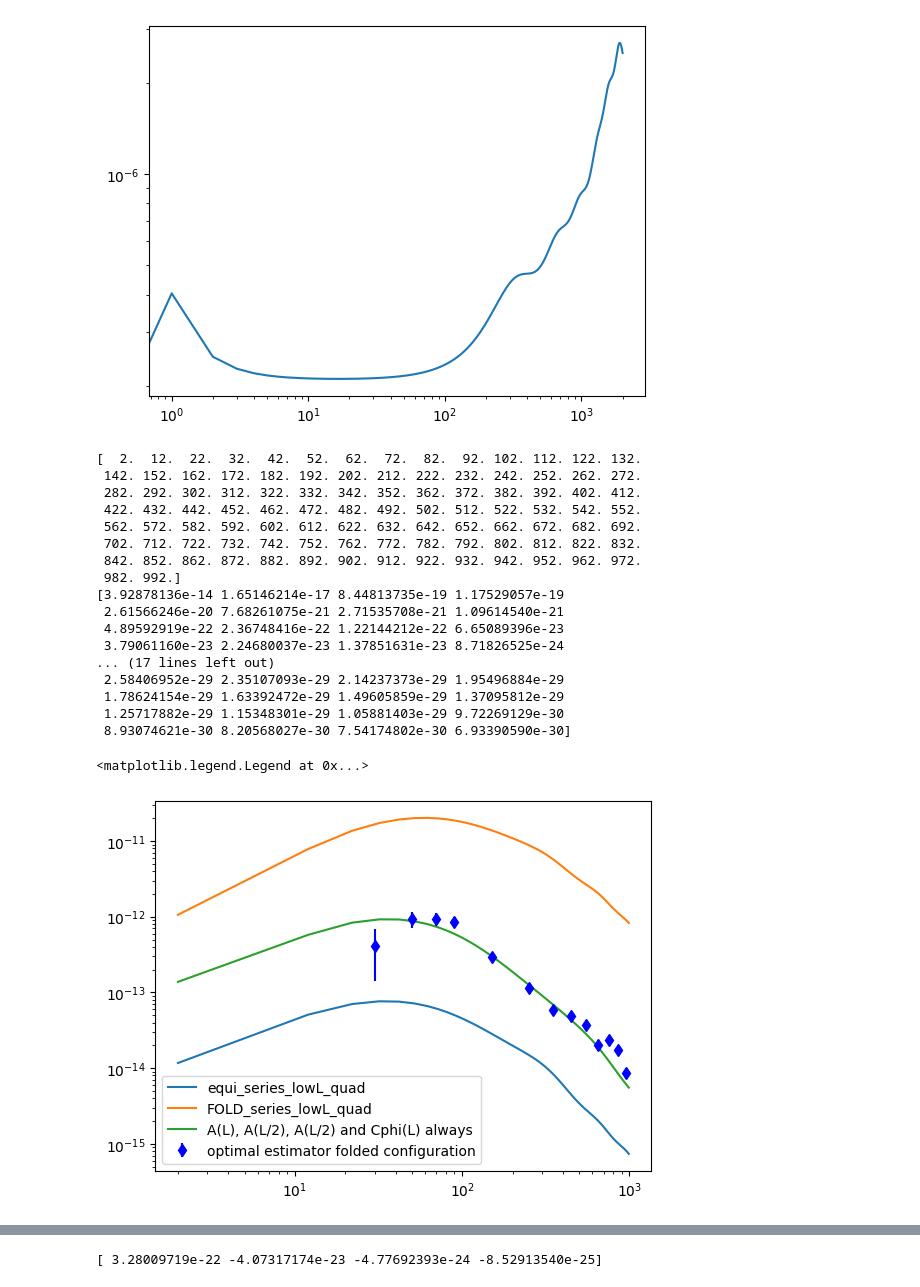
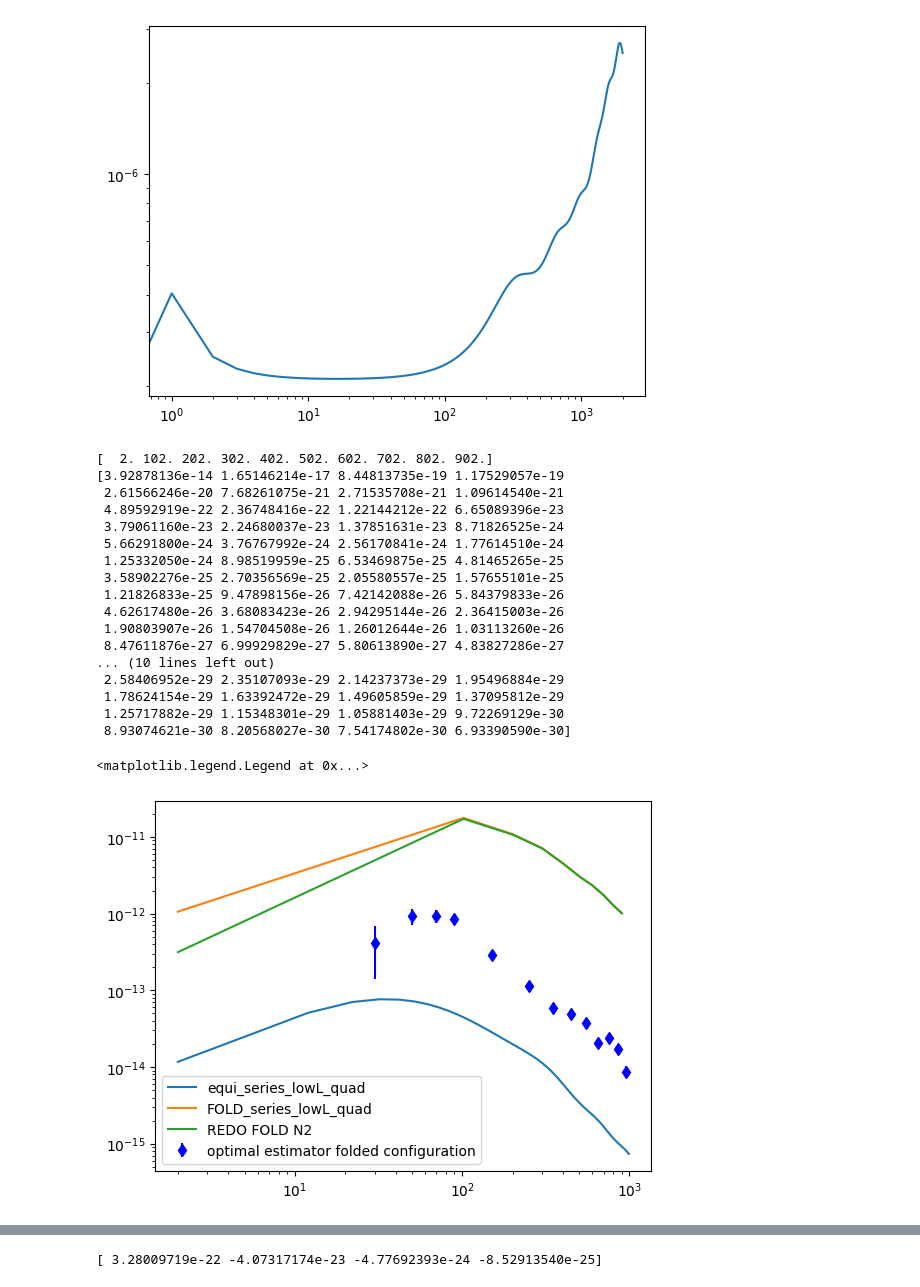
Before and after one commit to aleksandrbowkis/bispec_opt_est, a Jupyter notebook: N2_numerical/N2_tests.ipynb, the cells around one changed output, grey strips where cells are left out. Cells and saved outputs as stored; diff of their text form; code cells hidden in the pictures.

```diff
--- a/N2_numerical/N2_tests.ipynb
+++ b/N2_numerical/N2_tests.ipynb
@@ -132,48 +132,44 @@ plt.loglog(L_norm, Lfac_norm*norm_phi)
 # %%
 """ Now test folded series expansion N2 """
 
 ### Notes - shape driven almost totally by setting A1,2,3. Setting A(L/2) twice and A(L) then leaving Clphis as C(L) gives pretty much bang on. Why wouldn't the clphi"s L change though?
 ### Changing to any Clphi(L/2) makes it too large (even just one of the two)
 
-LensingL_fold, quad_fold = np.loadtxt('quad_fold.txt')
-LensingL_fold, direct_fold = np.loadtxt('direct_fold.txt')
+L_redo, N2_redo = np.loadtxt('n2_bias_results.txt')
+LensingL_fold, N2_fold = np.loadtxt('N2_fold.txt')
+#LensingL_fold, direct_fold = np.loadtxt('direct_fold.txt')
 L_samenorm, fold_samenorm = np.loadtxt('same_norm_quad_fold.txt')
 print(LensingL_fold)
 print(quad_fold)
 
 L_As_same, fold_As_same = np.loadtxt('allAs_same_norm_quad_fold.txt')
 L_opt_fold, opt_est_fold, err_fold = np.loadtxt('folded_opt_est.txt')
 plt.loglog(LensingL, 1/8*(LensingL*(LensingL+1))**3 * testquad, label='equi_series_lowL_quad')
-#plt.loglog(L_samenorm, 1/8*(L_samenorm*(L_samenorm+1))**3* fold_samenorm, label = 'same norm')
 plt.errorbar(L_opt_fold, -1*opt_est_fold, yerr = err_fold, fmt='bd', label = 'optimal estimator folded configuration')
-plt.loglog(LensingL_fold, 1/8*(LensingL_fold*(LensingL_fold+1))**3*quad_fold, label='FOLD_series_lowL_quad')
-plt.loglog(L_As_same, 1/8*(L_As_same*(L_As_same+1))**3*fold_As_same, label = 'A(L), A(L/2), A(L/2) and Cphi(L) always')
-#plt.loglog(LensingL_fold, 1/8*(LensingL_fold*(LensingL_fold+1))**3*direct_fold, ls = '--', label='FOLD_series_lowL_direct')
-#plt.loglog(LensingL_fold_2000_nonoise, -1*testquad_fold_2000_nonoise, ls = '--',label='series_lowL_quad')
-#plt.loglog(LensingL, -1*testdirect, ls = '--', label='series_lowL_directsum')
-#plt.loglog(LensingL, minusincorrect_testquad, label='minusincorrect_series_lowL_quad')
-#plt.xlim(1,200)
+plt.loglog(LensingL_fold, -1/8*(LensingL_fold*(LensingL_fold+1))**3*N2_fold, label='FOLD_series_lowL_quad')
+plt.loglog(L_redo, -1/8*(L_redo*(L_redo+1))**3*N2_redo, label='REDO FOLD N2')
+
 plt.legend()
 # %% [output]
-[  2.  12.  22.  32.  42.  52.  62.  72.  82.  92. 102. 112. 122. 132.
- 142. 152. 162. 172. 182. 192. 202. 212. 222. 232. 242. 252. 262. 272.
- 282. 292. 302. 312. 322. 332. 342. 352. 362. 372. 382. 392. 402. 412.
- 422. 432. 442. 452. 462. 472. 482. 492. 502. 512. 522. 532. 542. 552.
- 562. 572. 582. 592. 602. 612. 622. 632. 642. 652. 662. 672. 682. 692.
- 702. 712. 722. 732. 742. 752. 762. 772. 782. 792. 802. 812. 822. 832.
- 842. 852. 862. 872. 882. 892. 902. 912. 922. 932. 942. 952. 962. 972.
- 982. 992.]
+[  2. 102. 202. 302. 402. 502. 602. 702. 802. 902.]
 [3.92878136e-14 1.65146214e-17 8.44813735e-19 1.17529057e-19
  2.61566246e-20 7.68261075e-21 2.71535708e-21 1.09614540e-21
  4.89592919e-22 2.36748416e-22 1.22144212e-22 6.65089396e-23
  3.79061160e-23 2.24680037e-23 1.37851631e-23 8.71826525e-24
-... (17 lines left out)
+ 5.66291800e-24 3.76767992e-24 2.56170841e-24 1.77614510e-24
+ 1.25332050e-24 8.98519959e-25 6.53469875e-25 4.81465265e-25
+ 3.58902276e-25 2.70356569e-25 2.05580557e-25 1.57655101e-25
+ 1.21826833e-25 9.47898156e-26 7.42142088e-26 5.84379833e-26
+ 4.62617480e-26 3.68083423e-26 2.94295144e-26 2.36415003e-26
+ 1.90803907e-26 1.54704508e-26 1.26012644e-26 1.03113260e-26
+ 8.47611876e-27 6.99929829e-27 5.80613890e-27 4.83827286e-27
+... (10 lines left out)
  2.58406952e-29 2.35107093e-29 2.14237373e-29 1.95496884e-29
  1.78624154e-29 1.63392472e-29 1.49605859e-29 1.37095812e-29
  1.25717882e-29 1.15348301e-29 1.05881403e-29 9.72269129e-30
  8.93074621e-30 8.20568027e-30 7.54174802e-30 6.93390590e-30]
 <matplotlib.legend.Legend at 0x...>
-[figure, old version]
+[figure, new version]
 # %%
 # Here we test the full integral which will be used for understanding binning effects and compute it for the equilateral configuration and compare to existing calculation
 
```
Also changed, not shown: 28 other files.
